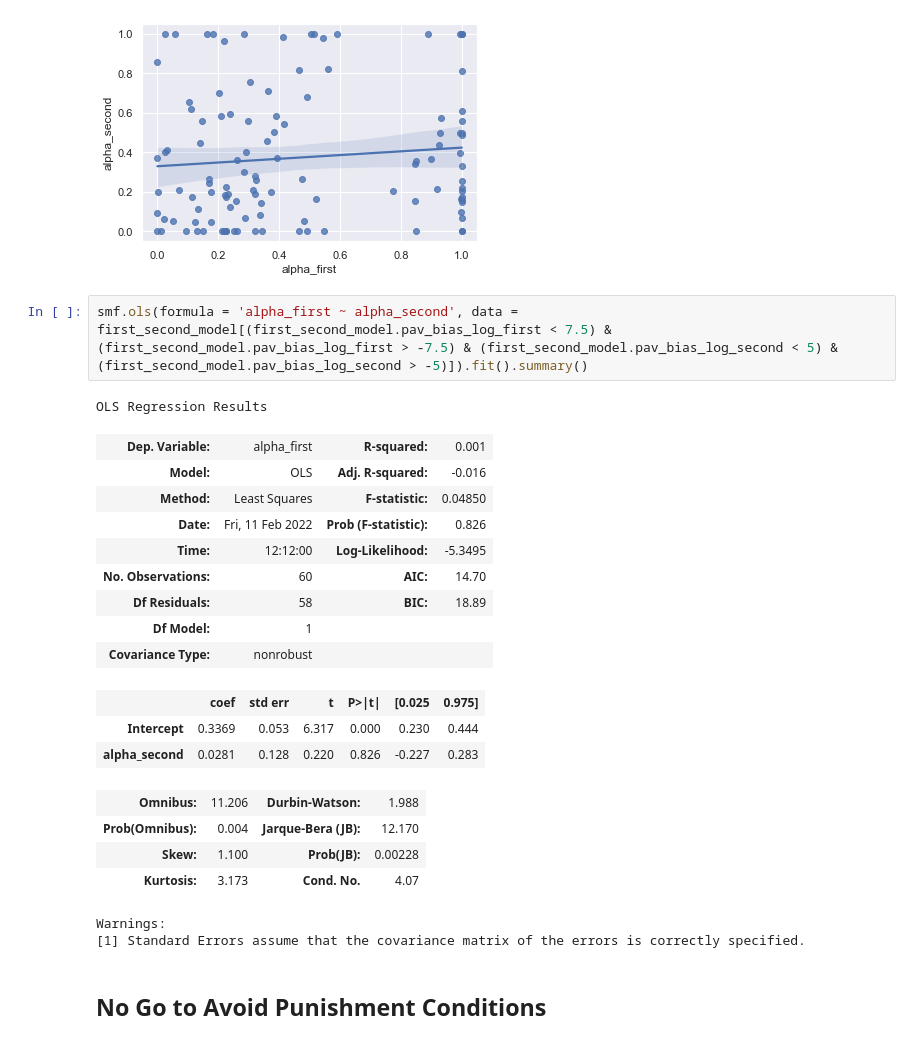
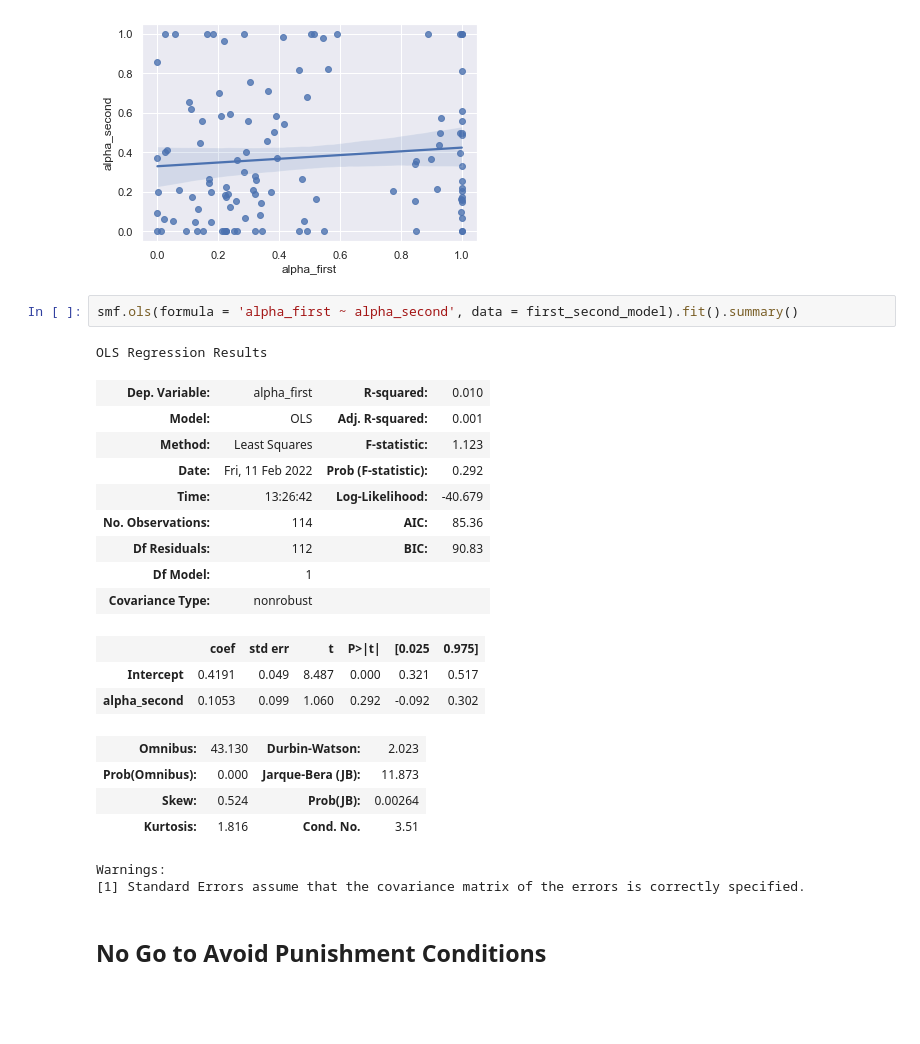
Before and after one commit to Sepsad/Interindividual-differences-in-Learning-to-Act-or-Avoid, a Jupyter notebook: hypothesis_testing.ipynb, the cells around one changed output. Saved outputs shown, nothing was run; the diff lists cells and outputs as text; blank space fills up the shorter version.

```diff
--- a/hypothesis_testing.ipynb
+++ b/hypothesis_testing.ipynb
@@ -279,25 +281,25 @@ sns.regplot(x = 'alpha_first', y = 'alpha_second', data = first_second_model)
 <AxesSubplot:xlabel='alpha_first', ylabel='alpha_second'>
 [figure]
 # %%
-smf.ols(formula = 'alpha_first ~ alpha_second', data = first_second_model[(first_second_model.pav_bias_log_first < 7.5) & (first_second_model.pav_bias_log_first > -7.5) & (first_second_model.pav_bias_log_second < 5) & (first_second_model.pav_bias_log_second > -5)]).fit().summary()
+smf.ols(formula = 'alpha_first ~ alpha_second', data = first_second_model).fit().summary()
 # %% [output]
 OLS Regression Results
-| Dep. Variable: | alpha_first | R-squared: | 0.001 |
-| Model: | OLS | Adj. R-squared: | -0.016 |
-| Method: | Least Squares | F-statistic: | 0.04850 |
-| Date: | Fri, 11 Feb 2022 | Prob (F-statistic): | 0.826 |
-| Time: | 12:12:00 | Log-Likelihood: | -5.3495 |
-| No. Observations: | 60 | AIC: | 14.70 |
-| Df Residuals: | 58 | BIC: | 18.89 |
+| Dep. Variable: | alpha_first | R-squared: | 0.010 |
+| Model: | OLS | Adj. R-squared: | 0.001 |
+| Method: | Least Squares | F-statistic: | 1.123 |
+| Date: | Fri, 11 Feb 2022 | Prob (F-statistic): | 0.292 |
+| Time: | 13:26:42 | Log-Likelihood: | -40.679 |
+| No. Observations: | 114 | AIC: | 85.36 |
+| Df Residuals: | 112 | BIC: | 90.83 |
 | Df Model: | 1 |  |  |
 | Covariance Type: | nonrobust |  |  |
 |  | coef | std err | t | P>|t| | [0.025 | 0.975] |
-| Intercept | 0.3369 | 0.053 | 6.317 | 0.000 | 0.230 | 0.444 |
-| alpha_second | 0.0281 | 0.128 | 0.220 | 0.826 | -0.227 | 0.283 |
+| Intercept | 0.4191 | 0.049 | 8.487 | 0.000 | 0.321 | 0.517 |
+| alpha_second | 0.1053 | 0.099 | 1.060 | 0.292 | -0.092 | 0.302 |
-| Omnibus: | 11.206 | Durbin-Watson: | 1.988 |
-| Prob(Omnibus): | 0.004 | Jarque-Bera (JB): | 12.170 |
-| Skew: | 1.100 | Prob(JB): | 0.00228 |
-| Kurtosis: | 3.173 | Cond. No. | 4.07 |
+| Omnibus: | 43.130 | Durbin-Watson: | 2.023 |
+| Prob(Omnibus): | 0.000 | Jarque-Bera (JB): | 11.873 |
+| Skew: | 0.524 | Prob(JB): | 0.00264 |
+| Kurtosis: | 1.816 | Cond. No. | 3.51 |
 Warnings:
 [1] Standard Errors assume that the covariance matrix of the errors is correctly specified.
 # %% [markdown]
```
Also changed, not shown: parts of 24 cells of this notebook.
